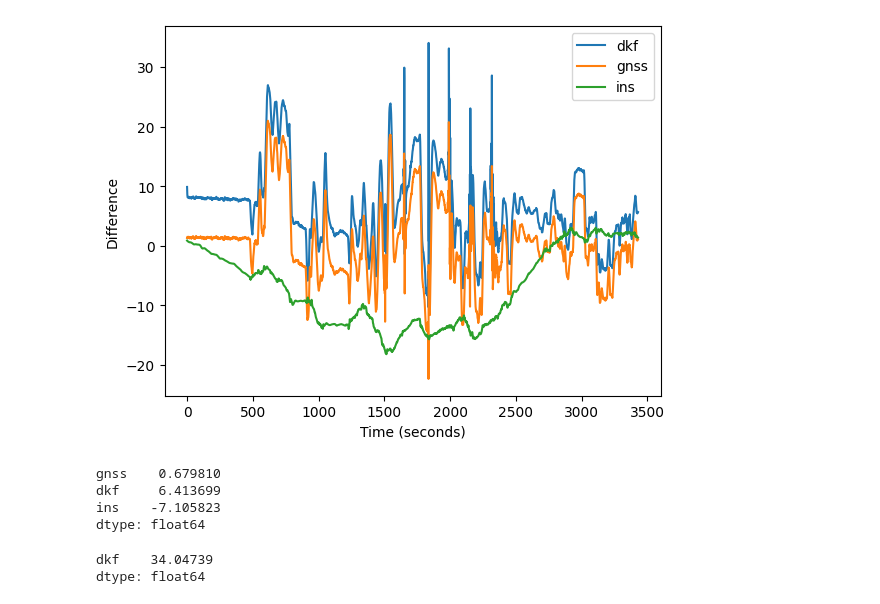
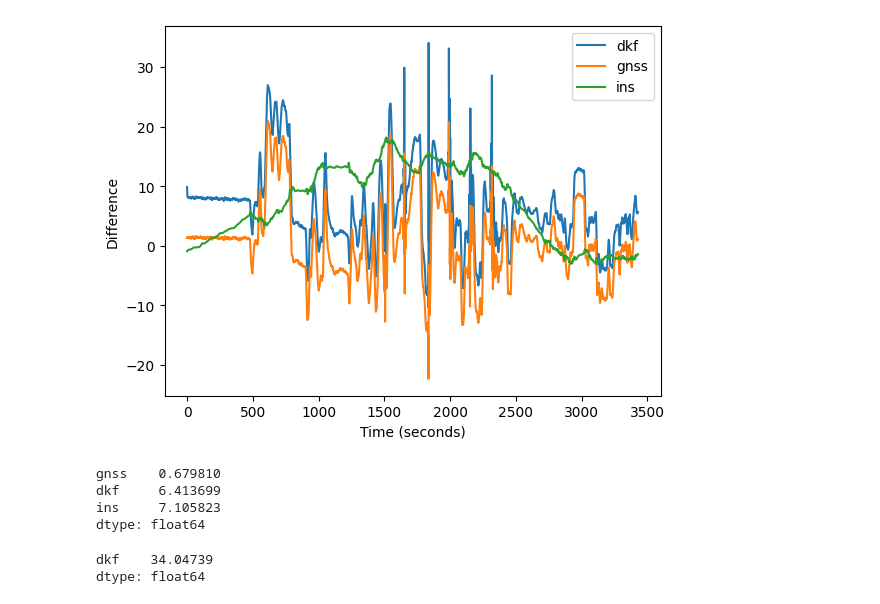
Before and after one commit to AveryGrouette/GGE6102, a Jupyter notebook: diff.ipynb, the cells around one changed output. Drawn from its saved outputs; the diff is of its cells as text; code cells hidden in the pictures.

```diff
--- a/diff.ipynb
+++ b/diff.ipynb
@@ -30,13 +30,13 @@ for itx, row in dkf_df.iterrows():
 # %%
 df = pd.read_csv(r'C:\Users\Avery\OneDrive\Documents\GitHub\GGE6102\diff.csv')
 
-df['zero'] = 0
+df['ins'] = df['ins'] * int(-1)
 
 df.plot(y=["dkf","gnss","ins"], xlabel='Time (seconds)', ylabel='Difference')
 
 plt.show()
 # %% [output]
-[figure, old version]
+[figure, new version]
 # %%
 mean_df = df[['gnss','dkf','ins']].mean()
 
@@ -44,7 +44,7 @@ mean_df.head(5)
 # %% [output]
 gnss    0.679810
 dkf     6.413699
-ins    -7.105823
+ins     7.105823
 dtype: float64
 # %%
 max_df = df[['dkf']].max()
```
